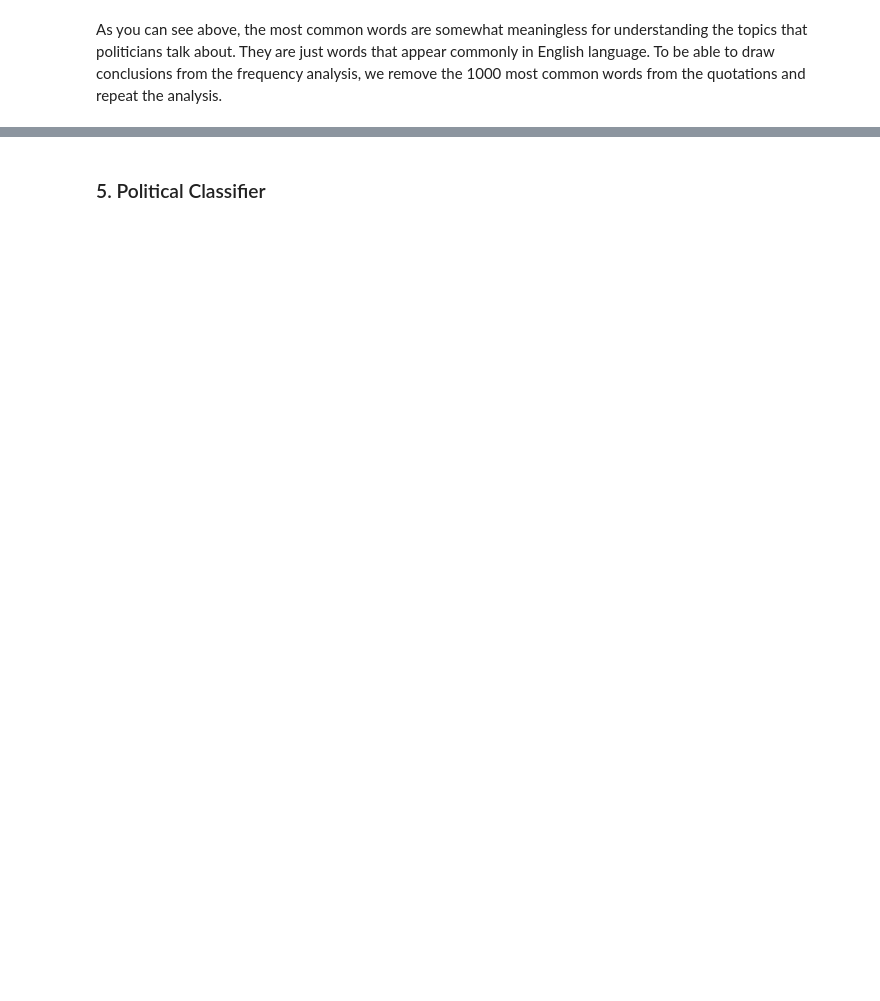
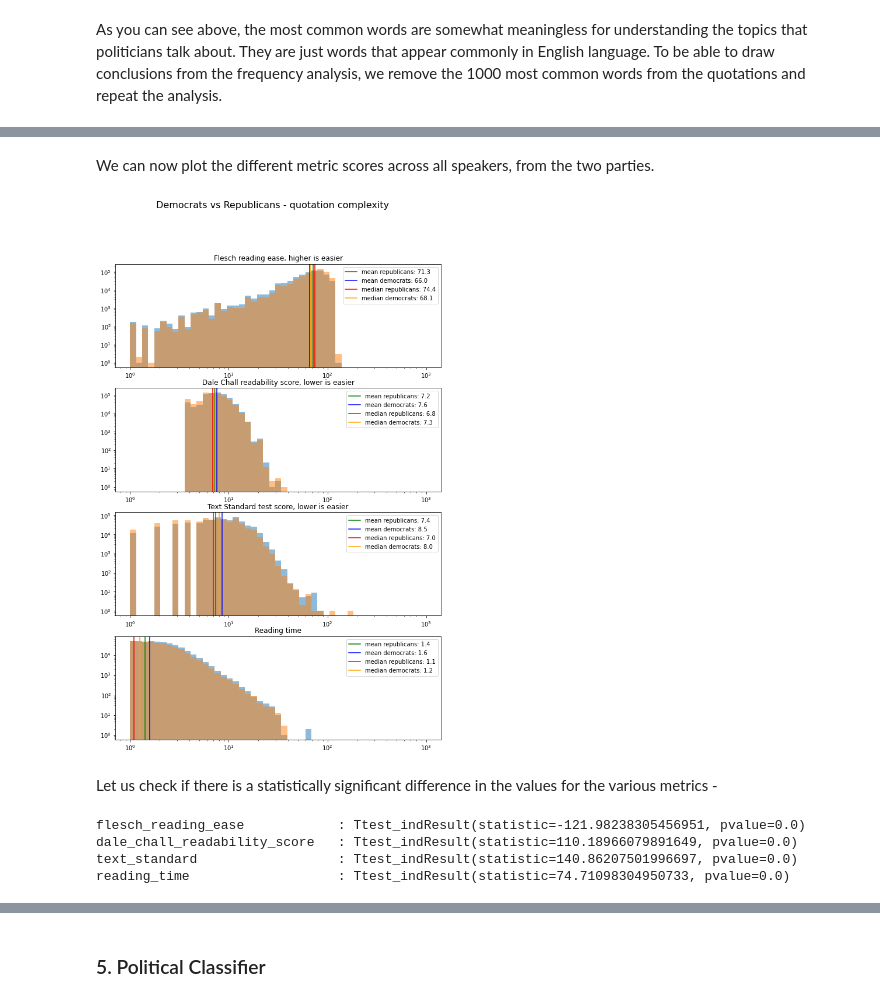
Before and after one commit to cndesabbata/Political-affiliation-predictor-from-quotes, a Jupyter notebook: political_classifier.ipynb, the cells around one changed output, grey strips where cells are left out. Saved outputs shown, nothing was run; the diff lists cells and outputs as text; code cells hidden in the pictures; blank space fills up the shorter version.

```diff
--- a/political_classifier.ipynb
+++ b/political_classifier.ipynb
@@ -286,0 +318,25 @@ freq.head(10)
+# %%
+import textstat as ts
+
+# we use the textstat library to calculate the scores for each quotation
+if not os.path.exists("data/binary/us-politicians-complexity.pickle"):
+    data['flesch_reading_ease'] = data['quotation'].apply(
+        lambda x: ts.flesch_reading_ease(x))
+
+    data['dale_chall_readability_score'] = data['quotation'].apply(
+        lambda x: ts.dale_chall_readability_score_v2(x))
+
+    data['text_standard'] = data['quotation'].apply(
+        lambda x: ts.text_standard(x, True))
+
+    data['reading_time'] = data['quotation'].apply(
+        lambda x: ts.reading_time(x))
+    # save to pickle
+    data.to_pickle("data/binary/us-politicians-complexity.pickle")
+else:
+    PICKLE_PATH = "data/binary/us-politicians-complexity.pickle"
+    data = pd.read_pickle(PICKLE_PATH)
+
+readability_features = ['flesch_reading_ease', 'dale_chall_readability_score', 'text_standard', 'reading_time']
+
+data.head()
@@ -286,0 +378,17 @@ freq.head(10)
+# %% [markdown]
+We can now plot the different metric scores across all speakers, from the two parties.
+# %%
+plot_metrics_scores(democrats, republicans, "Democrats vs Republicans - quotation complexity")
+# %% [output]
+[figure, added]
+# %% [markdown]
+Let us check if there is a statistically significant difference in the values for the various metrics -
+# %%
+for ft in readability_features:
+    res = ttest_ind(democrats[ft], republicans[ft])
+    print(f"{ft:<30} : {res}")
+# %% [output]
+flesch_reading_ease            : Ttest_indResult(statistic=-121.98238305456951, pvalue=0.0)
+dale_chall_readability_score   : Ttest_indResult(statistic=110.18966079891649, pvalue=0.0)
+text_standard                  : Ttest_indResult(statistic=140.86207501996697, pvalue=0.0)
+reading_time                   : Ttest_indResult(statistic=74.71098304950733, pvalue=0.0)
```
Also changed, not shown: parts of 46 cells of this notebook, 1 other file.
